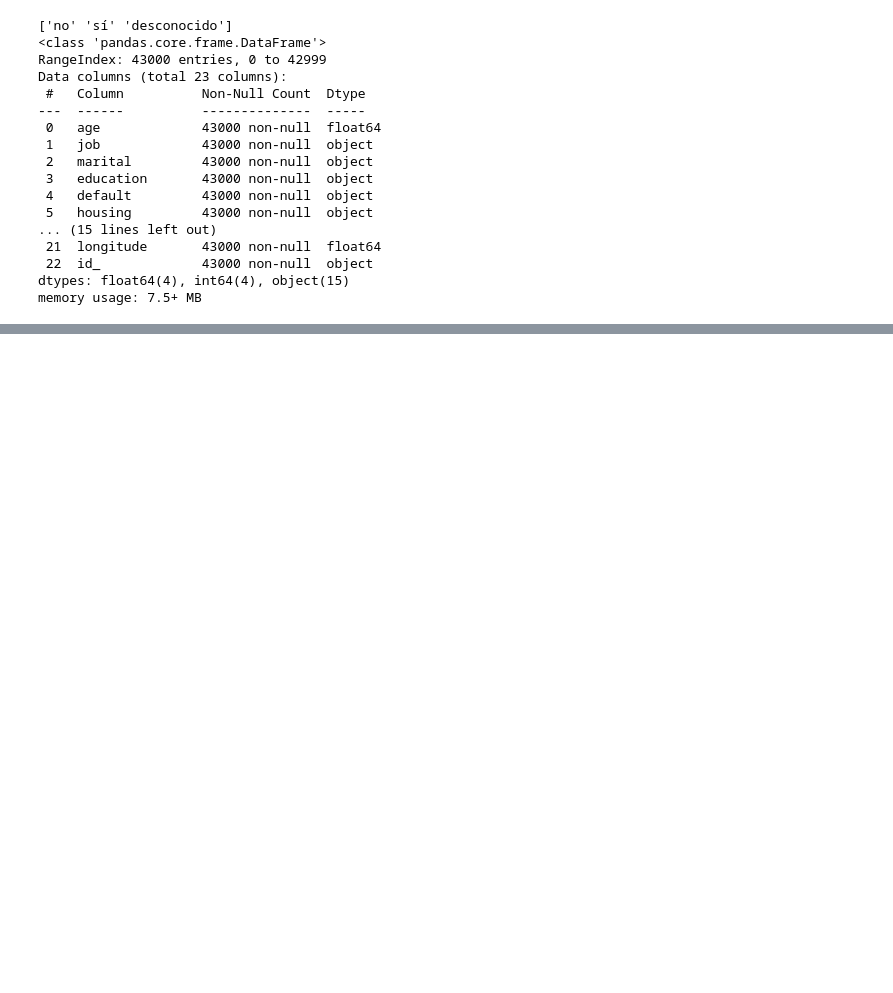
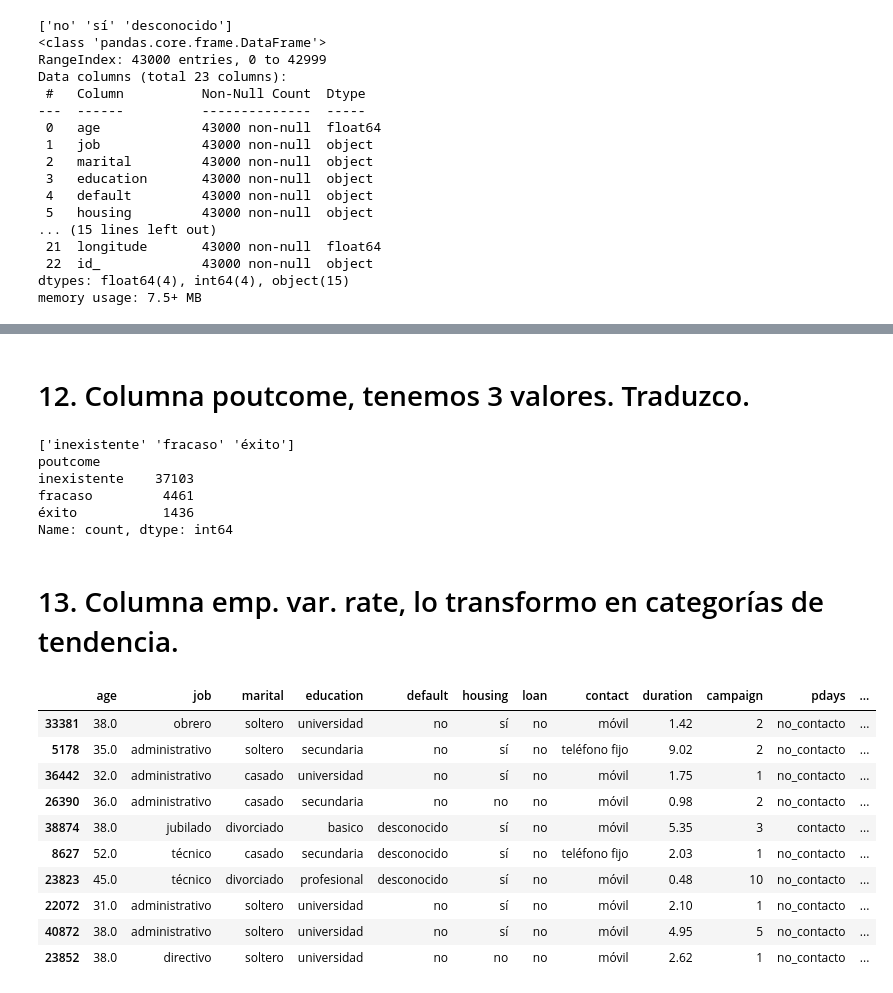
Before and after one commit to PatriciaMerinero/PROYECTO_EDA_PYTHON, a Jupyter notebook: Notebook/01-analisis_preliminar.ipynb, the cells around one changed output, grey strips where cells are left out. Cells and saved outputs as stored; diff of their text form; code cells hidden in the pictures; blank space fills up the shorter version.

```diff
--- a/Notebook/01-analisis_preliminar.ipynb
+++ b/Notebook/01-analisis_preliminar.ipynb
@@ -765,0 +752,7 @@ df_bank. sample(10)
+# %%
+df_bank['contact'] = df_bank['contact'].replace({
+    'cellular': 'móvil',
+    'telephone': 'teléfono fijo'
+})
+
+print(df_bank['contact'].unique())
@@ -765,0 +763,5 @@ df_bank. sample(10)
+# %%
+# Convierto de segundos a minutos
+df_bank['duration'] = (df_bank['duration'] / 60).round(2)
+
+print(df_bank['duration'].head())
@@ -765,0 +777,7 @@ df_bank. sample(10)
+# %%
+# Transformamos la columna pdays en 'contacto' / 'no_contacto'
+df_bank['pdays'] = df_bank['pdays'].apply(lambda x: 'no_contacto' if x in [0, 999] else 'contacto')
+
+# Revisamos resultado
+print(df_bank['pdays'].unique())
+print(df_bank['pdays'].value_counts())
@@ -765,0 +805,44 @@ df_bank. sample(10)
+# %% [markdown]
+# 12. Columna poutcome, tenemos 3 valores. Traduzco.
+# %%
+# Normalizo a minusculas
+df_bank['poutcome'] = df_bank['poutcome'].str.strip().str.lower()
+
+df_bank['poutcome'] = df_bank['poutcome'].replace({
+    'success': 'éxito',
+    'failure': 'fracaso',
+    'nonexistent': 'inexistente'
+})
+
+# Reviso resultado
+print(df_bank['poutcome'].unique())
+print(df_bank['poutcome'].value_counts())
+# %% [output]
+['inexistente' 'fracaso' 'éxito']
+poutcome
+inexistente    37103
+fracaso         4461
+éxito           1436
+Name: count, dtype: int64
+# %% [markdown]
+# 13. Columna emp. var. rate, lo transformo en categorías de tendencia.
+# %%
+df_bank['emp.var.rate'] = df_bank['emp.var.rate'].apply(
+    lambda x: 'caída empleo' if x < 0 else 'crecimiento empleo'
+)
+
+
+
+df_bank.sample(10)
+# %% [output]
+|  | age | job | marital | education | default | housing | loan | contact | duration | campaign | pdays | ... |
+| 33381 | 38.0 | obrero | soltero | universidad | no | sí | no | móvil | 1.42 | 2 | no_contacto | ... |
+| 5178 | 35.0 | administrativo | soltero | secundaria | no | sí | no | teléfono fijo | 9.02 | 2 | no_contacto | ... |
+| 36442 | 32.0 | administrativo | casado | universidad | no | sí | no | móvil | 1.75 | 1 | no_contacto | ... |
+| 26390 | 36.0 | administrativo | casado | secundaria | no | no | no | móvil | 0.98 | 2 | no_contacto | ... |
+| 38874 | 38.0 | jubilado | divorciado | basico | desconocido | sí | no | móvil | 5.35 | 3 | contacto | ... |
+| 8627 | 52.0 | técnico | casado | secundaria | desconocido | sí | no | teléfono fijo | 2.03 | 1 | no_contacto | ... |
+| 23823 | 45.0 | técnico | divorciado | profesional | desconocido | sí | no | móvil | 0.48 | 10 | no_contacto | ... |
+| 22072 | 31.0 | administrativo | soltero | universidad | no | sí | no | móvil | 2.10 | 1 | no_contacto | ... |
+| 40872 | 38.0 | administrativo | soltero | universidad | no | sí | no | móvil | 4.95 | 5 | no_contacto | ... |
+| 23852 | 38.0 | directivo | soltero | universidad | no | no | no | móvil | 2.62 | 1 | no_contacto | ... |
```
Also changed, not shown: parts of 14 cells of this notebook.
